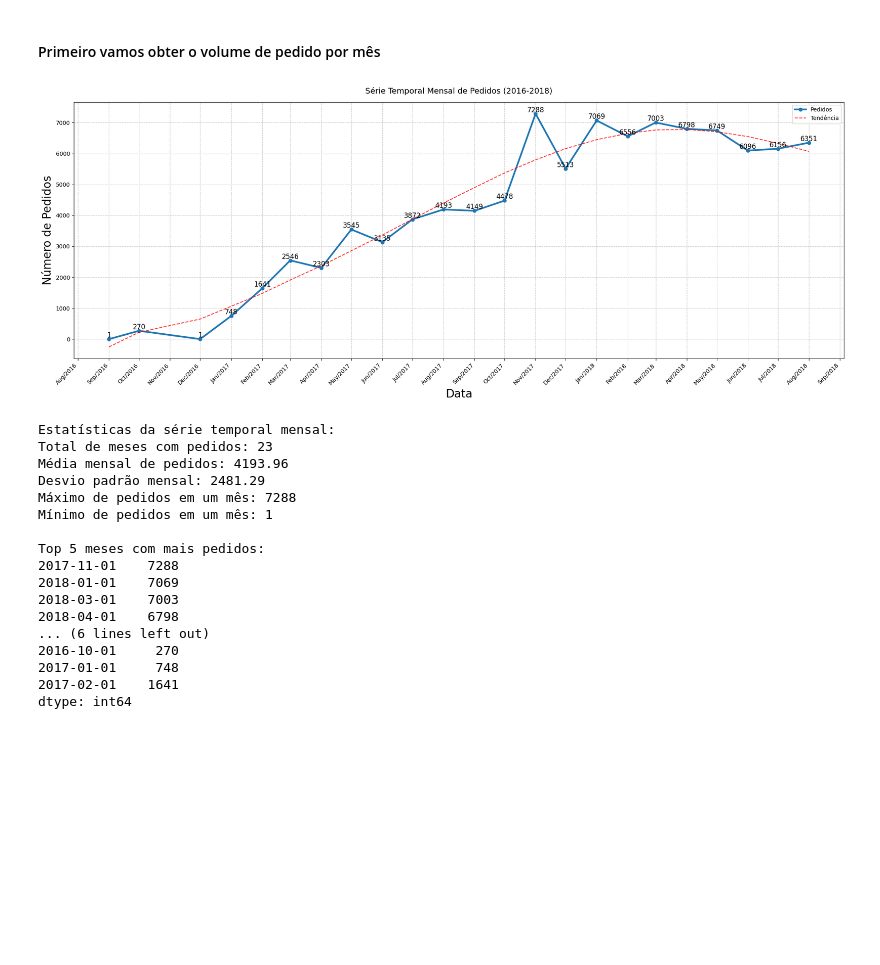
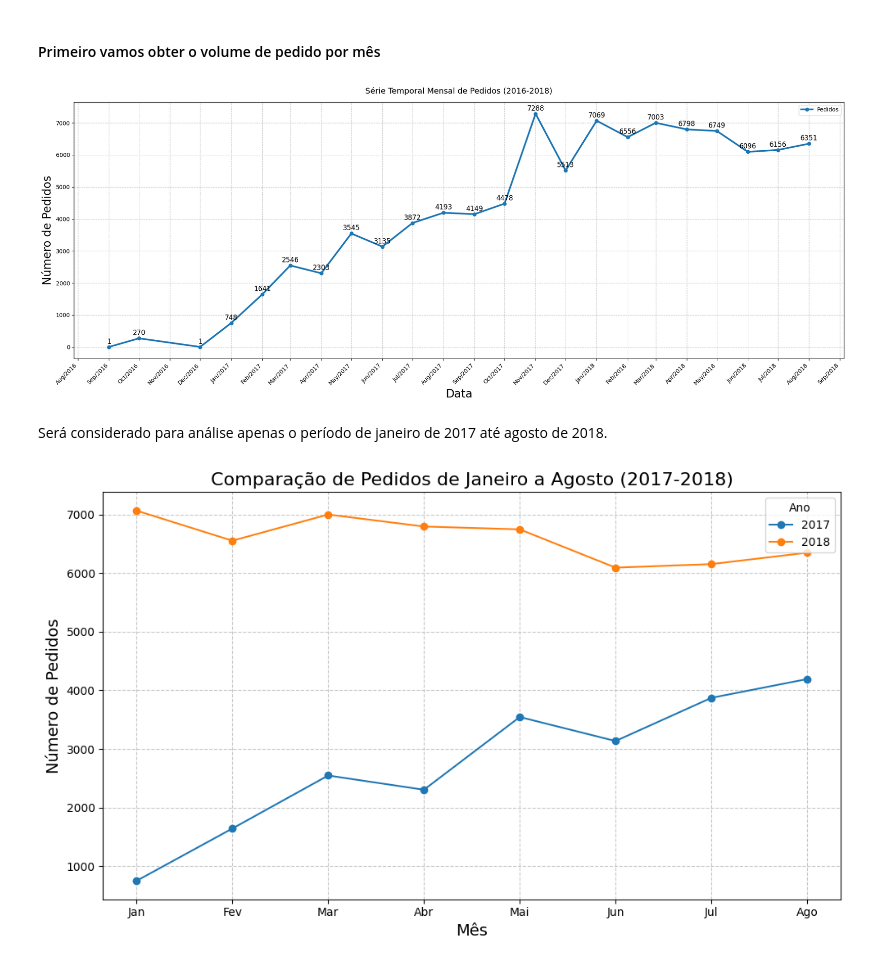
Before and after one commit to marcello10/triggo-ai-olist, a Jupyter notebook: analyses-olist.ipynb, the cells around one changed output. Saved outputs shown, nothing was run; the diff lists cells and outputs as text; code cells hidden in the pictures; blank space fills up the shorter version.

Commit message:
Fiding answers about orders

```diff
--- a/analyses-olist.ipynb
+++ b/analyses-olist.ipynb
@@ -622,13 +639,13 @@ df_orders_customer['customer_id'].duplicated().sum()
 ### Qual o volume de pedidos por mês? Existe sazonalidade nas vendas?
 # %% [markdown]
 #### Primeiro vamos obter o volume de pedido por mês
+# %%
+# Criar uma série temporal mensal de pedidos
+monthly_orders = olist_orders_dataset.groupby([
+    olist_orders_dataset['order_purchase_timestamp'].dt.year,
+    olist_orders_dataset['order_purchase_timestamp'].dt.month,
+]).size()
 # %%
-# Criar uma série temporal mensal de pedidos
-monthly_orders = olist_orders_dataset.groupby([
-    olist_orders_dataset['order_purchase_timestamp'].dt.year,
-    olist_orders_dataset['order_purchase_timestamp'].dt.month
-]).size()
-
 # Criar um índice de data para a série temporal
 monthly_orders.index = pd.to_datetime(
     [f"{year}-{month:02d}-01" for year, month in monthly_orders.index]
@@ -636,70 +653,35 @@ monthly_orders.index = pd.to_datetime(
 # %%
 # Criar a figura com tamanho maior para acomodar todos os meses
 plt.figure(figsize=(20, 8))
 
 # Plotar a série temporal
 plt.plot(monthly_orders.index, monthly_orders.values,
         marker='o', linewidth=3, markersize=6)
 for i,j in zip(monthly_orders.index,monthly_orders.values):
-    plt.text(i,j,j,ha='center',va='bottom',fontsize=12)
+    plt.text(i,j+50,j,ha='center',va='bottom',fontsize=12)
 # Personalizar o gráfico
 plt.title('Série Temporal Mensal de Pedidos (2016-2018)', fontsize=14, pad=15)
 plt.xlabel('Data', fontsize=20)
 plt.ylabel('Número de Pedidos', fontsize=20)
 plt.grid(True, linestyle='--', alpha=0.7)
 
 # Formatar o eixo x para mostrar mês/ano
 plt.gca().xaxis.set_major_formatter(mdates.DateFormatter('%b/%Y'))
 # Mostrar todos os meses
 plt.gca().xaxis.set_major_locator(mdates.MonthLocator(interval=1))
 
 # Rotacionar as labels do eixo x para melhor legibilidade
 plt.xticks(rotation=45, ha='right')
 
-# Adicionar uma linha de tendência
-z = np.polyfit(range(len(monthly_orders)), monthly_orders.values, 5)
-p = np.poly1d(z)
-plt.plot(monthly_orders.index, p(range(len(monthly_orders))),
-         "r--", alpha=0.8, label='Tendência')
-
 # Adicionar legenda
-plt.legend(['Pedidos', 'Tendência'])
+plt.legend(['Pedidos'])
 
 # Ajustar o layout para evitar corte das labels
 plt.tight_layout()
 
 # Mostrar o gráfico
 plt.show()
-
-# Imprimir estatísticas mensais
-print("\nEstatísticas da série temporal mensal:")
-print(f"Total de meses com pedidos: {len(monthly_orders)}")
-print(f"Média mensal de pedidos: {monthly_orders.mean():.2f}")
-print(f"Desvio padrão mensal: {monthly_orders.std():.2f}")
-print(f"Máximo de pedidos em um mês: {monthly_orders.max()}")
-print(f"Mínimo de pedidos em um mês: {monthly_orders.min()}")
-
-# Mostrar os meses com mais e menos pedidos
-print("\nTop 5 meses com mais pedidos:")
-print(monthly_orders.nlargest(5))
-print("\nTop 5 meses com menos pedidos:")
-print(monthly_orders.nsmallest(5))
 # %% [output]
-[figure, old version]
+[figure, new version]
-Estatísticas da série temporal mensal:
-Total de meses com pedidos: 23
-Média mensal de pedidos: 4193.96
-Desvio padrão mensal: 2481.29
-Máximo de pedidos em um mês: 7288
-Mínimo de pedidos em um mês: 1
-
-Top 5 meses com mais pedidos:
-2017-11-01    7288
-2018-01-01    7069
-2018-03-01    7003
-2018-04-01    6798
-... (6 lines left out)
-2016-10-01     270
-2017-01-01     748
-2017-02-01    1641
-dtype: int64
+# %% [markdown]
+Será considerado para análise apenas o período de janeiro de 2017 até agosto de 2018.
@@ -705,0 +693,21 @@ dtype: int64
+# %%
+# Garantir que o índice é datetime
+monthly_orders_valid.index = pd.to_datetime(monthly_orders_valid.index)
+
+# Agrupar por mês e ano usando o próprio índice
+pivot = monthly_orders_valid.groupby([monthly_orders_valid.index.month, monthly_orders_valid.index.year]).sum().unstack()
+
+# Plotar
+pivot.plot(marker='o', figsize=(10, 6))
+
+# Customização
+plt.title('Comparação de Pedidos de Janeiro a Agosto (2017-2018)', fontsize=16)
+plt.xlabel('Mês', fontsize=14)
+plt.ylabel('Número de Pedidos', fontsize=14)
+plt.xticks(ticks=range(1, 9), labels=['Jan', 'Fev', 'Mar', 'Abr', 'Mai', 'Jun', 'Jul', 'Ago'])
+plt.grid(True, linestyle='--', alpha=0.7)
+plt.legend(title='Ano')
+plt.tight_layout()
+plt.show()
+# %% [output]
+[figure, added]
```
Also changed, not shown: parts of 11 cells of this notebook.
